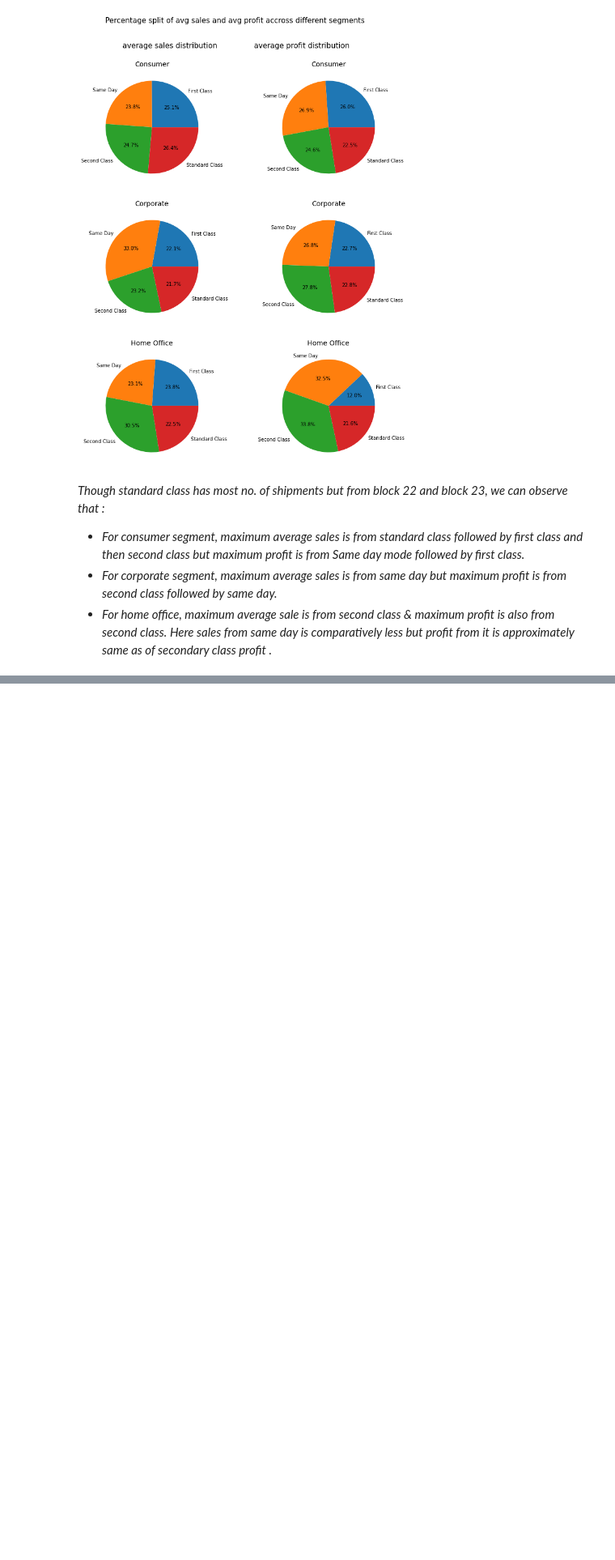
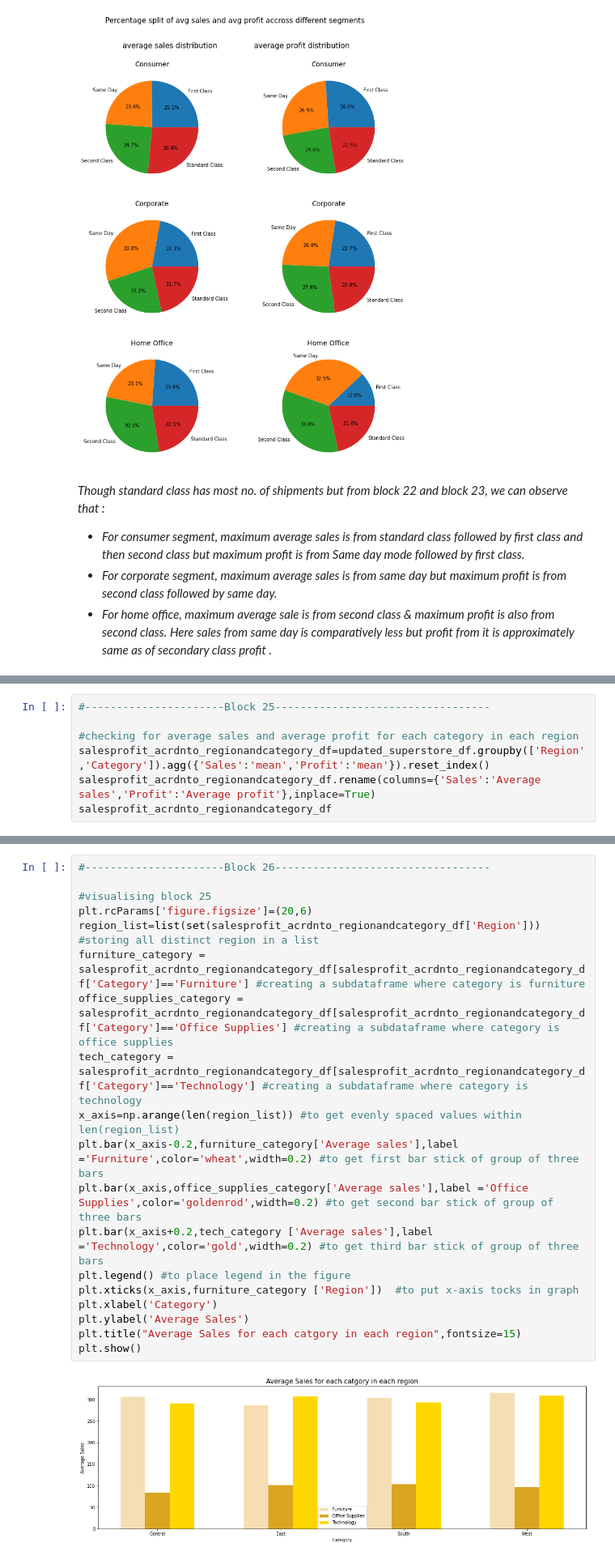
Before and after one commit to kiran9615/EDA_on_Sample_Superstore, a Jupyter notebook: task_3_EDA_on_Sample_Superstore.ipynb, the cells around one changed output, grey strips where cells are left out. Shown at 81% size. Cells and saved outputs as stored; diff of their text form; blank space fills up the shorter version.

```diff
--- a/task_3_EDA_on_Sample_Superstore.ipynb
+++ b/task_3_EDA_on_Sample_Superstore.ipynb
@@ -409,0 +448,7 @@ for x in range(1,2):
+# %%
+#----------------------Block 25----------------------------------
+
+#checking for average sales and average profit for each category in each region
+salesprofit_acrdnto_regionandcategory_df=updated_superstore_df.groupby(['Region','Category']).agg({'Sales':'mean','Profit':'mean'}).reset_index()
+salesprofit_acrdnto_regionandcategory_df.rename(columns={'Sales':'Average sales','Profit':'Average profit'},inplace=True)
+salesprofit_acrdnto_regionandcategory_df
@@ -409,0 +469,21 @@ for x in range(1,2):
+# %%
+#----------------------Block 26----------------------------------
+
+#visualising block 25
+plt.rcParams['figure.figsize']=(20,6)
+region_list=list(set(salesprofit_acrdnto_regionandcategory_df['Region'])) #storing all distinct region in a list
+furniture_category = salesprofit_acrdnto_regionandcategory_df[salesprofit_acrdnto_regionandcategory_df['Category']=='Furniture'] #creating a subdataframe where category is furniture
+office_supplies_category = salesprofit_acrdnto_regionandcategory_df[salesprofit_acrdnto_regionandcategory_df['Category']=='Office Supplies'] #creating a subdataframe where category is office supplies
+tech_category =  salesprofit_acrdnto_regionandcategory_df[salesprofit_acrdnto_regionandcategory_df['Category']=='Technology'] #creating a subdataframe where category is technology
+x_axis=np.arange(len(region_list)) #to get evenly spaced values within len(region_list)
+plt.bar(x_axis-0.2,furniture_category['Average sales'],label ='Furniture',color='wheat',width=0.2) #to get first bar stick of group of three bars
+plt.bar(x_axis,office_supplies_category['Average sales'],label ='Office Supplies',color='goldenrod',width=0.2) #to get second bar stick of group of three bars
+plt.bar(x_axis+0.2,tech_category ['Average sales'],label ='Technology',color='gold',width=0.2) #to get third bar stick of group of three bars
+plt.legend() #to place legend in the figure
+plt.xticks(x_axis,furniture_category ['Region'])  #to put x-axis tocks in graph
+plt.xlabel('Category')
+plt.ylabel('Average Sales')
+plt.title("Average Sales for each catgory in each region",fontsize=15)
+plt.show()
+# %% [output]
+[figure, added]
```
Also changed, not shown: parts of 24 cells of this notebook.
